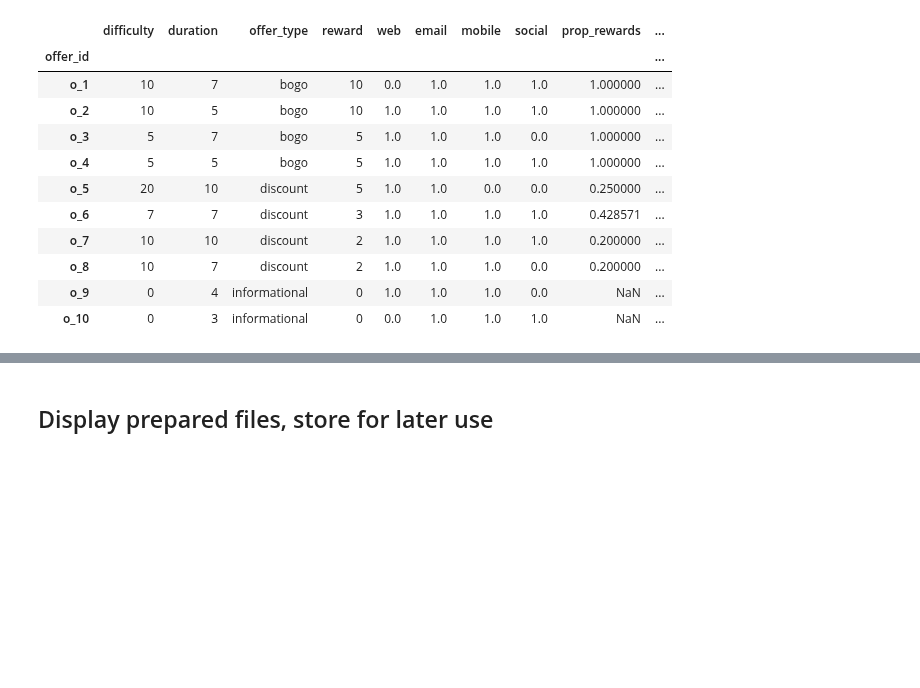
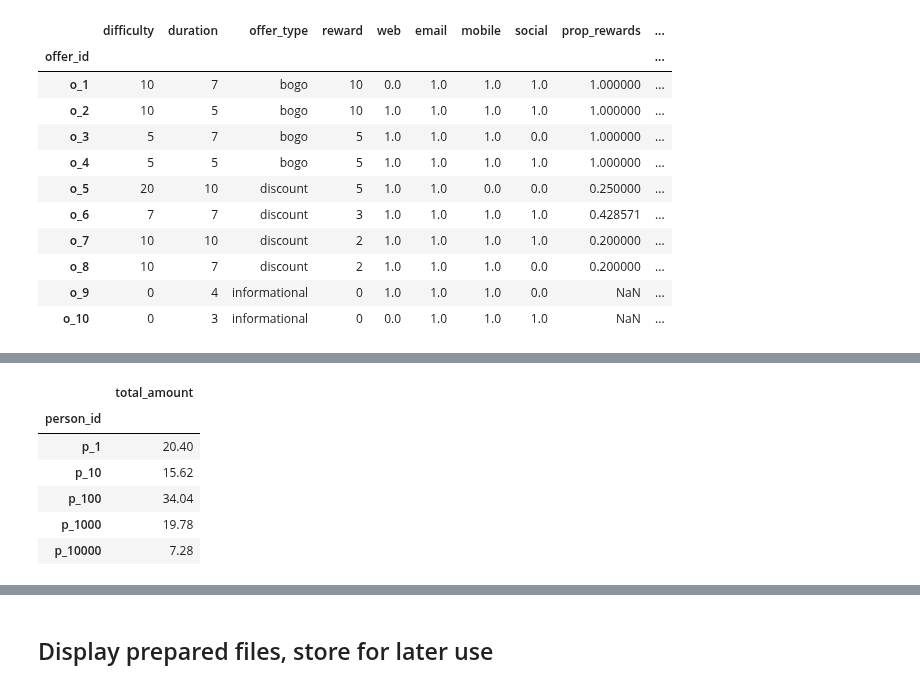
Before and after one commit to rbuerki/segmentation-challenge-starbucks, a Jupyter notebook: 1-data_prep.ipynb, the cells around one changed output, grey strips where cells are left out. Cells and saved outputs as stored; diff of their text form; code cells hidden in the pictures; blank space fills up the shorter version.

```diff
--- a/1-data_prep.ipynb
+++ b/1-data_prep.ipynb
@@ -643,0 +672,15 @@ portfolio
+# %%
+# aggregate total spendings
+amount_grouped = pd.DataFrame(transcript_extended.groupby(['person_id'])['amount'].sum())
+amount_grouped = amount_grouped.rename(columns={'amount' : 'total_amount'})
+
+# check new dataframe
+display(amount_grouped.head())
+# %% [output]
+|  | total_amount |
+| person_id |  |
+| p_1 | 20.40 |
+| p_10 | 15.62 |
+| p_100 | 34.04 |
+| p_1000 | 19.78 |
+| p_10000 | 7.28 |
```
Also changed, not shown: parts of 15 cells of this notebook, 3 other files.
